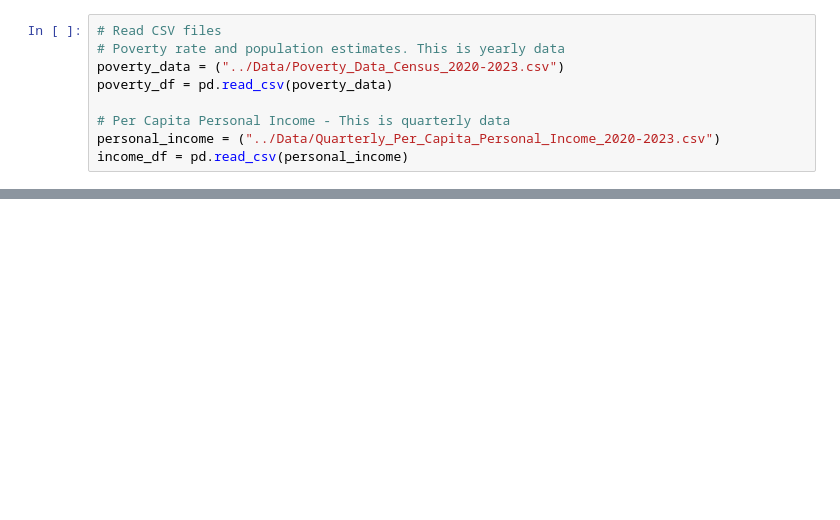
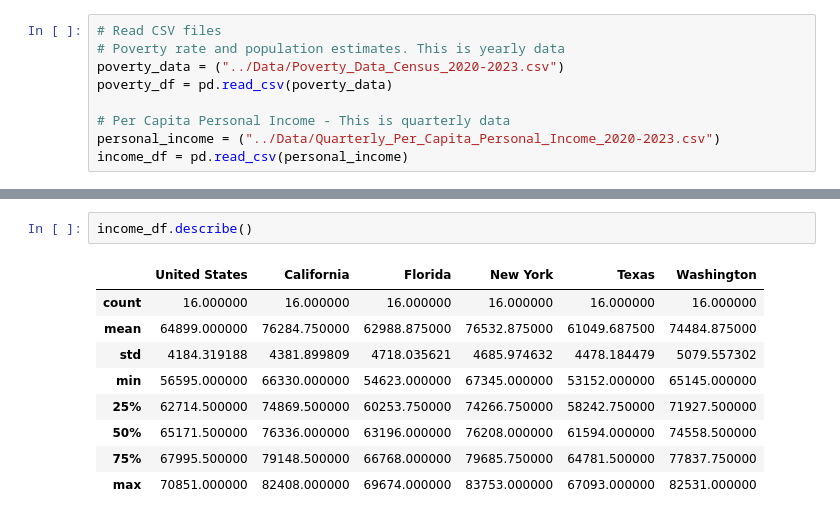
Before and after one commit to jrdthomas1/Project-1, a Jupyter notebook: jupyter/Poverty_PCE_Pers_Income.ipynb, the cells around one changed output, grey strips where cells are left out. Drawn from its saved outputs; the diff is of its cells as text; blank space fills up the shorter version.

```diff
--- a/jupyter/Poverty_PCE_Pers_Income.ipynb
+++ b/jupyter/Poverty_PCE_Pers_Income.ipynb
@@ -75,0 +77,12 @@ poverty_df.head()
+# %%
+income_df.describe()
+# %% [output]
+|  | United States | California | Florida | New York | Texas | Washington |
+| count | 16.000000 | 16.000000 | 16.000000 | 16.000000 | 16.000000 | 16.000000 |
+| mean | 64899.000000 | 76284.750000 | 62988.875000 | 76532.875000 | 61049.687500 | 74484.875000 |
+| std | 4184.319188 | 4381.899809 | 4718.035621 | 4685.974632 | 4478.184479 | 5079.557302 |
+| min | 56595.000000 | 66330.000000 | 54623.000000 | 67345.000000 | 53152.000000 | 65145.000000 |
+| 25% | 62714.500000 | 74869.500000 | 60253.750000 | 74266.750000 | 58242.750000 | 71927.500000 |
+| 50% | 65171.500000 | 76336.000000 | 63196.000000 | 76208.000000 | 61594.000000 | 74558.500000 |
+| 75% | 67995.500000 | 79148.500000 | 66768.000000 | 79685.750000 | 64781.500000 | 77837.750000 |
+| max | 70851.000000 | 82408.000000 | 69674.000000 | 83753.000000 | 67093.000000 | 82531.000000 |
```
Also changed, not shown: parts of 8 cells of this notebook, 2 other files.
